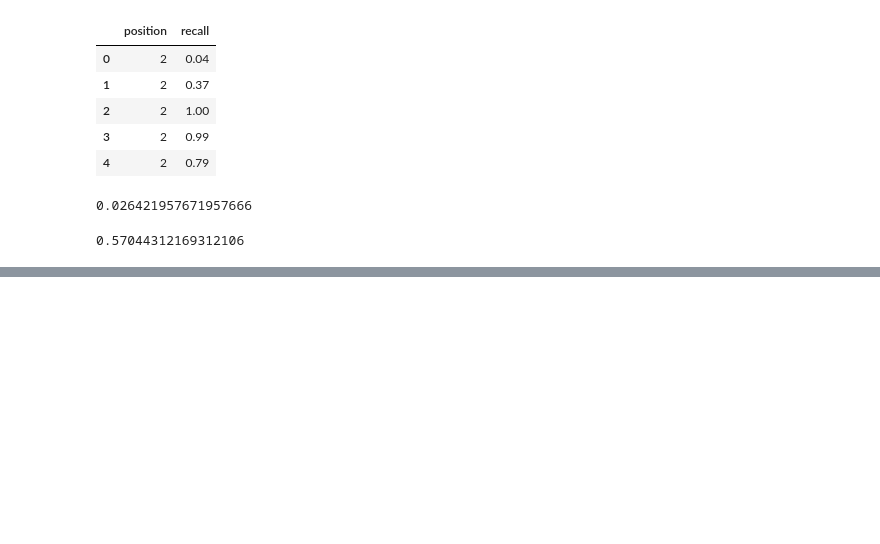
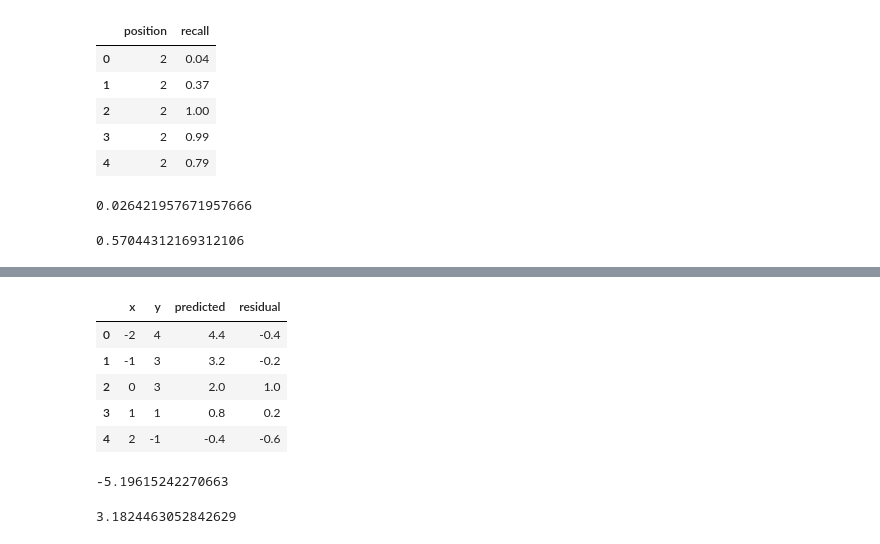
Before and after one commit to rickhaffey/stats-rams, a Jupyter notebook: exercises/Chapter 03 - Exercises.ipynb, the cells around one changed output, grey strips where cells are left out. Saved outputs shown, nothing was run; the diff lists cells and outputs as text; code cells hidden in the pictures; blank space fills up the shorter version.

```diff
--- a/exercises/Chapter 03 - Exercises.ipynb
+++ b/exercises/Chapter 03 - Exercises.ipynb
@@ -246,0 +382,27 @@ b0
+# %%
+ex3_7
+# %% [output]
+|  | x | y | predicted | residual |
+| 0 | -2 | 4 | 4.4 | -0.4 |
+| 1 | -1 | 3 | 3.2 | -0.2 |
+| 2 | 0 | 3 | 2.0 | 1.0 |
+| 3 | 1 | 1 | 0.8 | 0.2 |
+| 4 | 2 | -1 | -0.4 | -0.6 |
+# %%
+n = len(ex3_7)
+SSE = np.power(ex3_7.residual, 2).sum()
+s = math.sqrt(SSE / (n - 2))
+SSx = ex3_7.x.var() * (n - 1)
+b1 = -1.2
+sBeta1 = s / math.sqrt(SSx)
+t = b1 / sBeta1
+t
+# %% [output]
+-5.19615242270663
+# %%
+# figure out our rejection region
+alpha = 0.05
+tRej = stats.t.ppf(1 - (alpha / 2), n - 2)
+tRej
+# %% [output]
+3.1824463052842629
```
Also changed, not shown: parts of 41 cells of this notebook, 1 other file.
